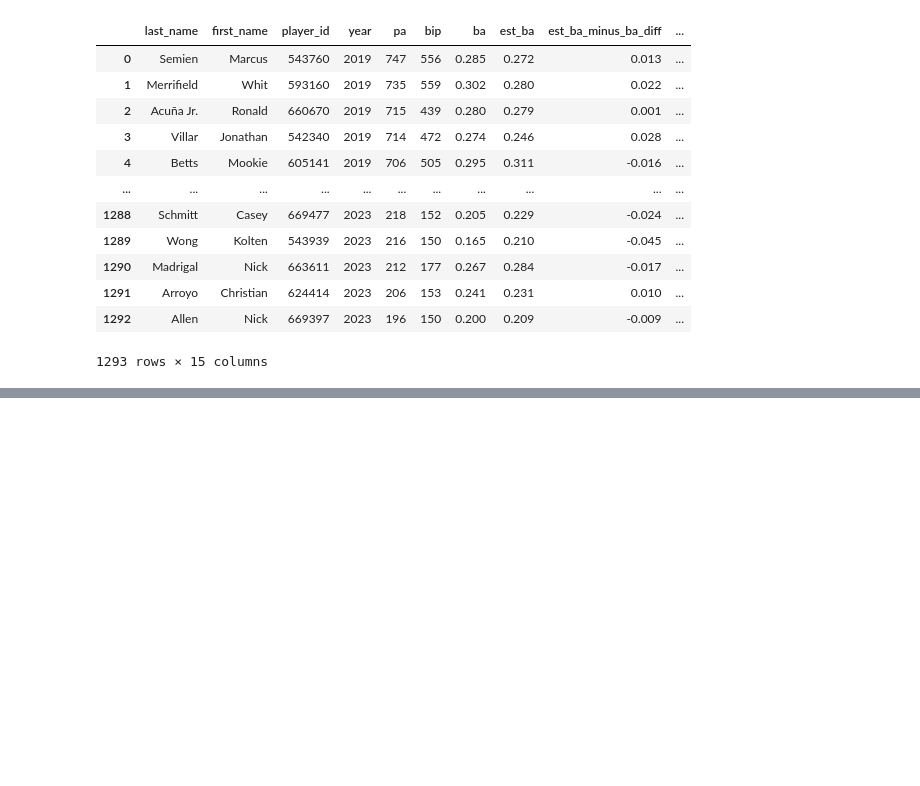
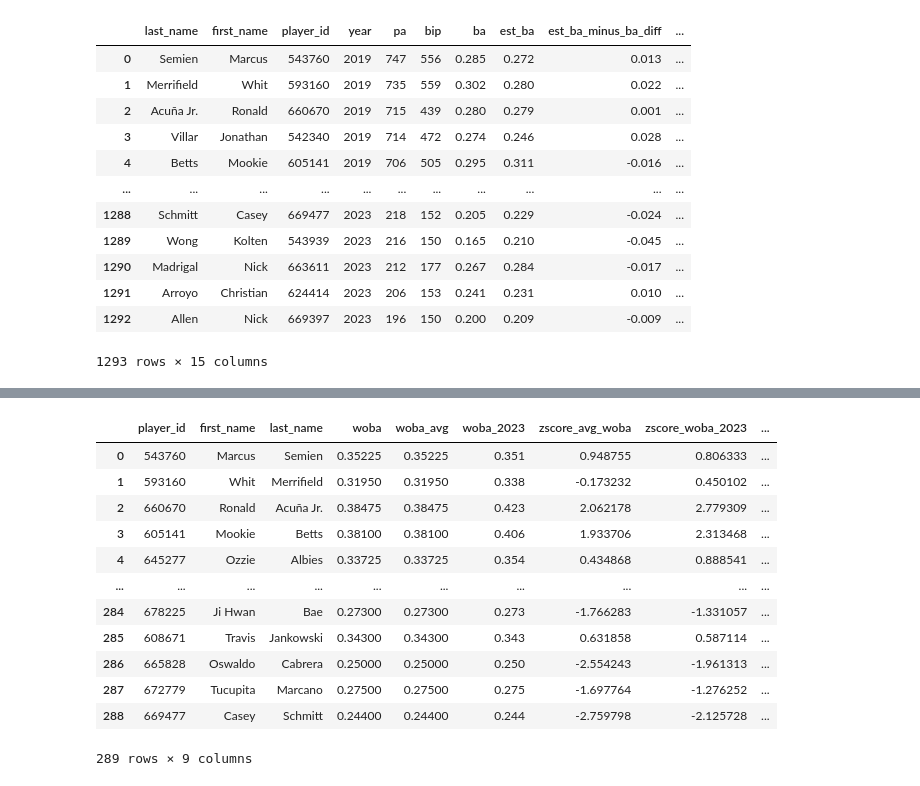
Before and after one commit to PsCushman/baseball-rule-changes, a Jupyter notebook: baseball_data_import.ipynb, the cells around one changed output, grey strips where cells are left out. Saved outputs shown, nothing was run; the diff lists cells and outputs as text; code cells hidden in the pictures; blank space fills up the shorter version.

```diff
--- a/baseball_data_import.ipynb
+++ b/baseball_data_import.ipynb
@@ -153,0 +123,30 @@ print(selected_data)
+# %%
+# Filter the DataFrame for the relevant years (2019, 2021, and 2023)
+# Filter the DataFrame for the relevant years (2019, 2021, and 2023)
+relevant_years = [2019, 2021, 2022, 2023]
+filtered_data = batter_combined_data[batter_combined_data['year'].isin(relevant_years)]
+
+# Group the data by player
+grouped_data = filtered_data.groupby('player_id')
+
+# Calculate the average wOBA for each player
+average_woba = grouped_data['woba'].mean()
+
+# Merge the average wOBA with the 2023 wOBA for each player
+woba_2023 = pd.merge(average_woba, filtered_data[filtered_data['year'] == 2023][['player_id', 'woba']], on='player_id', suffixes=('_avg', '_2023'))
+
+# Merge player names with the result DataFrame
+# Merge player names and calculated results
+players_off_output = pd.merge(
+    filtered_data[['player_id', 'first_name', 'last_name']].drop_duplicates(),
+    average_woba,
+    left_on='player_id',
+    right_index=True
+).merge(
+    woba_2023,
+    on='player_id',
+    suffixes=('_avg', '_2023')
+)
+
+# Display the result
+players_off_output
@@ -153,0 +172,24 @@ print(selected_data)
+# %%
+# Calculate z-scores for woba_avg and woba_2023
+players_off_output['zscore_avg_woba'] = zscore(result_with_names['woba_avg'])
+players_off_output['zscore_woba_2023'] = zscore(result_with_names['woba_2023'])
+
+# Calculate the difference between z-scores
+players_off_output['zscore_difference'] = players_off_output['zscore_woba_2023'] - players_off_output['zscore_avg_woba']
+
+# Display the result
+players_off_output
+# %% [output]
+|  | player_id | first_name | last_name | woba | woba_avg | woba_2023 | zscore_avg_woba | zscore_woba_2023 | ... |
+| 0 | 543760 | Marcus | Semien | 0.35225 | 0.35225 | 0.351 | 0.948755 | 0.806333 | ... |
+| 1 | 593160 | Whit | Merrifield | 0.31950 | 0.31950 | 0.338 | -0.173232 | 0.450102 | ... |
+| 2 | 660670 | Ronald | Acuña Jr. | 0.38475 | 0.38475 | 0.423 | 2.062178 | 2.779309 | ... |
+| 3 | 605141 | Mookie | Betts | 0.38100 | 0.38100 | 0.406 | 1.933706 | 2.313468 | ... |
+| 4 | 645277 | Ozzie | Albies | 0.33725 | 0.33725 | 0.354 | 0.434868 | 0.888541 | ... |
+| ... | ... | ... | ... | ... | ... | ... | ... | ... | ... |
+| 284 | 678225 | Ji Hwan | Bae | 0.27300 | 0.27300 | 0.273 | -1.766283 | -1.331057 | ... |
+| 285 | 608671 | Travis | Jankowski | 0.34300 | 0.34300 | 0.343 | 0.631858 | 0.587114 | ... |
+| 286 | 665828 | Oswaldo | Cabrera | 0.25000 | 0.25000 | 0.250 | -2.554243 | -1.961313 | ... |
+| 287 | 672779 | Tucupita | Marcano | 0.27500 | 0.27500 | 0.275 | -1.697764 | -1.276252 | ... |
+| 288 | 669477 | Casey | Schmitt | 0.24400 | 0.24400 | 0.244 | -2.759798 | -2.125728 | ... |
+289 rows × 9 columns
```
Also changed, not shown: parts of 7 cells of this notebook, 1 other file.
